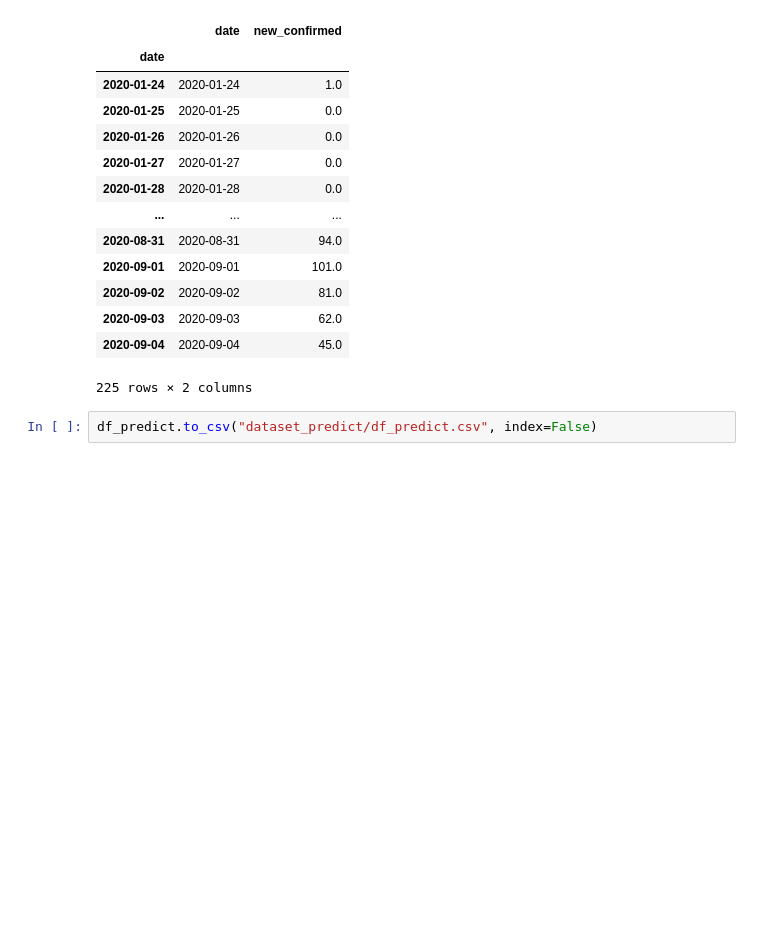
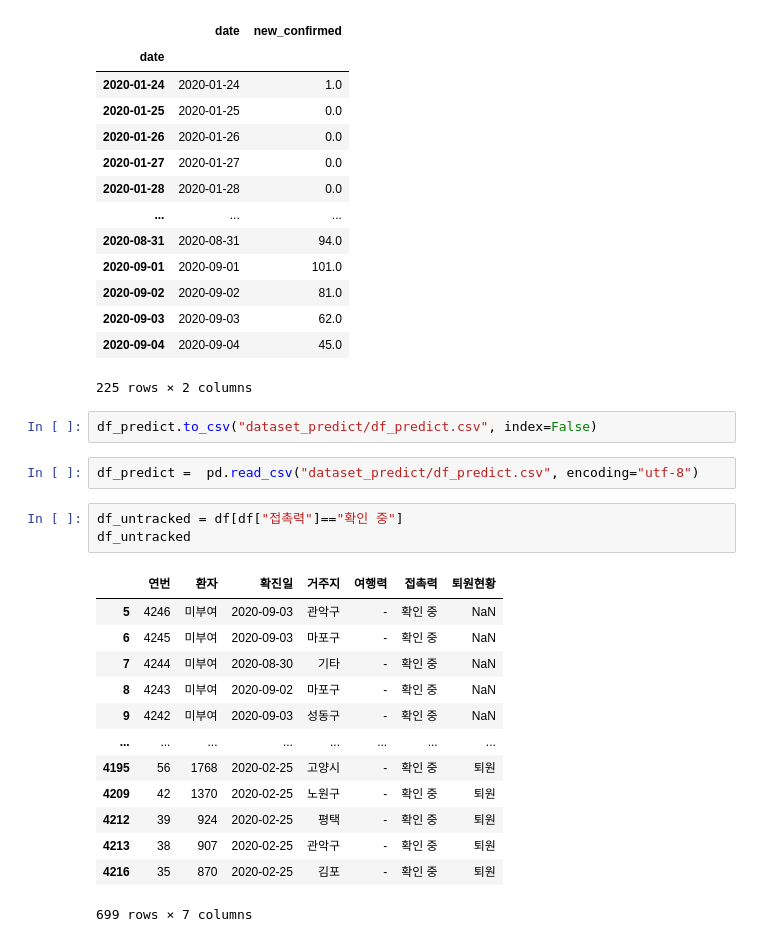
Before and after one commit to snoop2head/covid19_unknown_spread, a Jupyter notebook: forecast.ipynb, the cells around one changed output. Cells and saved outputs as stored; diff of their text form; blank space fills up the shorter version.

Commit message:
finish wrangling dataset

```diff
--- a/forecast.ipynb
+++ b/forecast.ipynb
@@ -291,3 +243,22 @@ df_predict
 225 rows × 2 columns
 # %%
 df_predict.to_csv("dataset_predict/df_predict.csv", index=False)
+# %%
+df_predict =  pd.read_csv("dataset_predict/df_predict.csv", encoding="utf-8")
+# %%
+df_untracked = df[df["접촉력"]=="확인 중"]
+df_untracked
+# %% [output]
+|  | 연번 | 환자 | 확진일 | 거주지 | 여행력 | 접촉력 | 퇴원현황 |
+| 5 | 4246 | 미부여 | 2020-09-03 | 관악구 | - | 확인 중 | NaN |
+| 6 | 4245 | 미부여 | 2020-09-03 | 마포구 | - | 확인 중 | NaN |
+| 7 | 4244 | 미부여 | 2020-08-30 | 기타 | - | 확인 중 | NaN |
+| 8 | 4243 | 미부여 | 2020-09-02 | 마포구 | - | 확인 중 | NaN |
+| 9 | 4242 | 미부여 | 2020-09-03 | 성동구 | - | 확인 중 | NaN |
+| ... | ... | ... | ... | ... | ... | ... | ... |
+| 4195 | 56 | 1768 | 2020-02-25 | 고양시 | - | 확인 중 | 퇴원 |
+| 4209 | 42 | 1370 | 2020-02-25 | 노원구 | - | 확인 중 | 퇴원 |
+| 4212 | 39 | 924 | 2020-02-25 | 평택 | - | 확인 중 | 퇴원 |
+| 4213 | 38 | 907 | 2020-02-25 | 관악구 | - | 확인 중 | 퇴원 |
+| 4216 | 35 | 870 | 2020-02-25 | 김포 | - | 확인 중 | 퇴원 |
+699 rows × 7 columns
```
Also changed, not shown: parts of 17 cells of this notebook, 2 other files.
